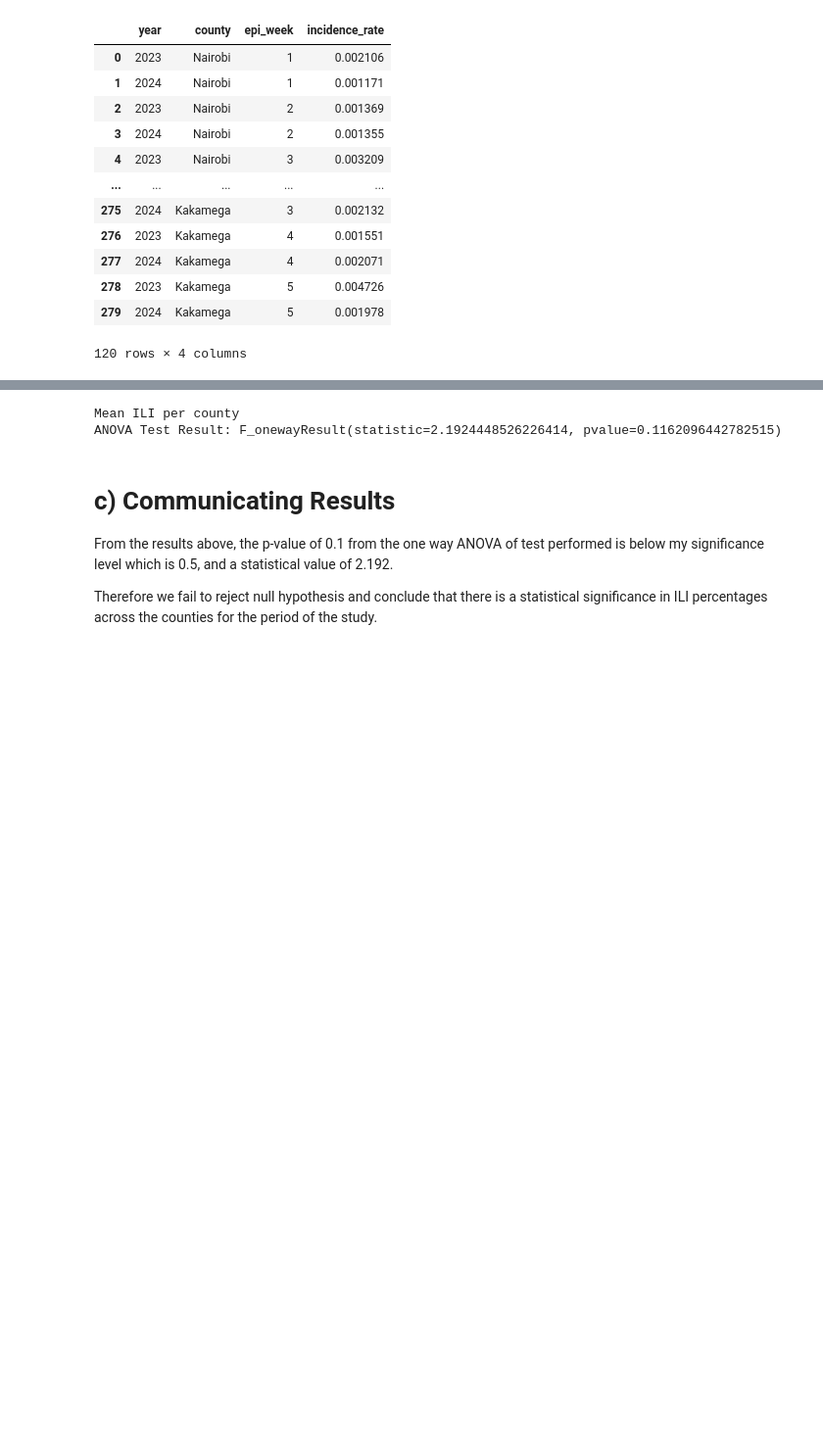
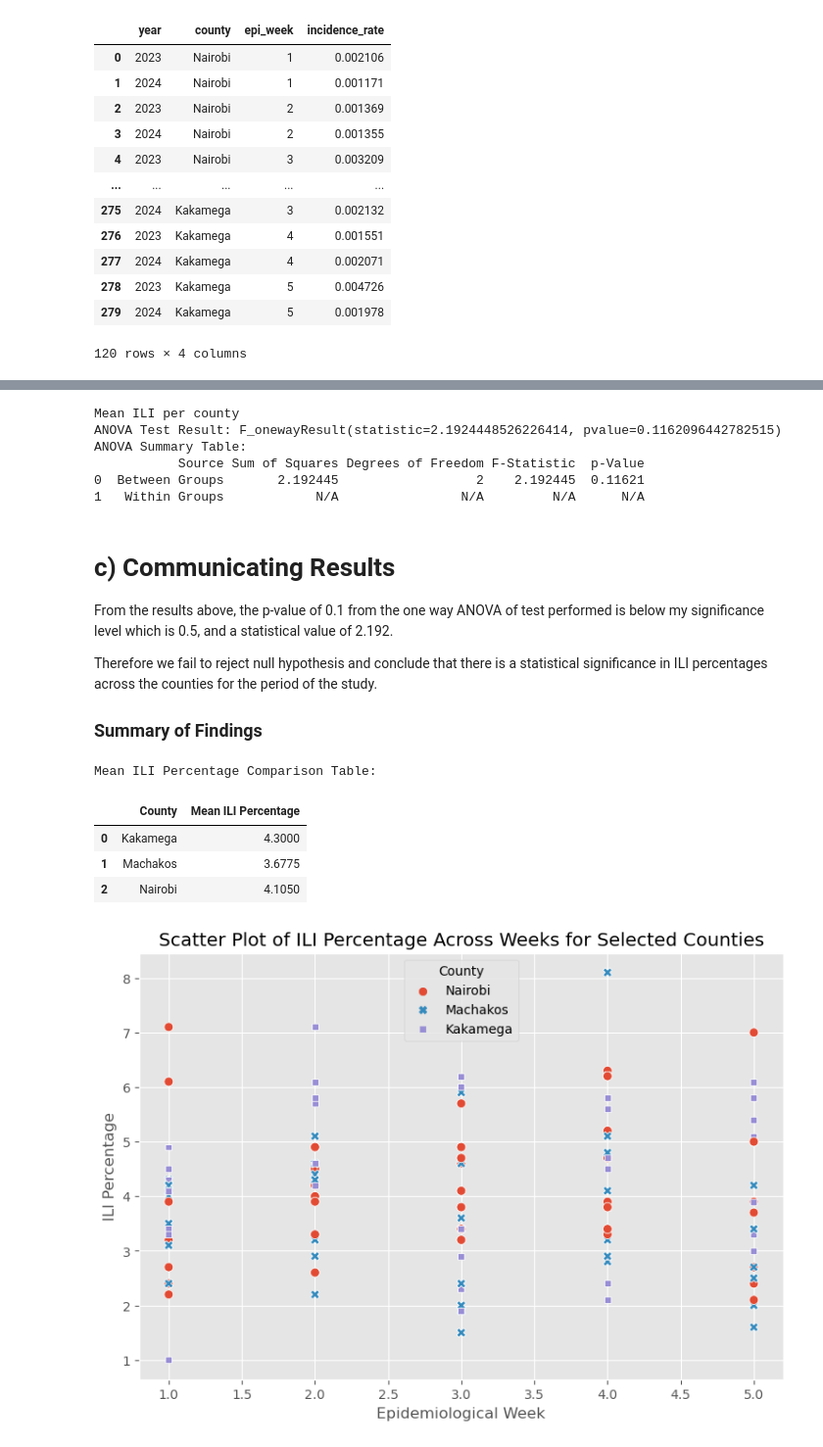
Before and after one commit to JOHNMARK-cmd/Epi_Task_Data_Intern, a Jupyter notebook: Epidemiology_CEMA.ipynb, the cells around one changed output, grey strips where cells are left out. Shown at 98% size. Drawn from its saved outputs; the diff is of its cells as text; code cells hidden in the pictures; blank space fills up the shorter version.

```diff
--- a/Epidemiology_CEMA.ipynb
+++ b/Epidemiology_CEMA.ipynb
@@ -177,12 +177,60 @@ ili_by_county = [df_filtered[df_filtered['county'] == county]['ili_percentage']
 anova_result = f_oneway(*ili_by_county)
 print('Mean ILI per county')
 print("ANOVA Test Result:", anova_result)
+
+# Create a simple ANOVA summary table
+anova_table = pd.DataFrame({
+    'Source': ['Between Groups', 'Within Groups'],
+    'Sum of Squares': [anova_result.statistic, 'N/A'],
+    'Degrees of Freedom': [2, 'N/A'],
+    'F-Statistic': [anova_result.statistic, 'N/A'],
+    'p-Value': [anova_result.pvalue, 'N/A']
+})
+
+print("ANOVA Summary Table:")
+print(anova_table)
 # %% [output]
 Mean ILI per county
 ANOVA Test Result: F_onewayResult(statistic=2.1924448526226414, pvalue=0.1162096442782515)
+ANOVA Summary Table:
+           Source Sum of Squares Degrees of Freedom F-Statistic  p-Value
+0  Between Groups       2.192445                  2    2.192445  0.11621
+1   Within Groups            N/A                N/A         N/A      N/A
 # %% [markdown]
 # c) Communicating Results
 From the results above, the p-value of 0.1 from the one way ANOVA of test performed is below my significance level which is 0.5, and a statistical value of 2.192.
 
 Therefore we fail to reject null hypothesis and conclude that there is a statistical significance in ILI percentages across the counties for the period of the study.
+
+### Summary of Findings
+# %%
+# Create a table of mean ili_percentage
+mean_ili_table = df_filtered.groupby('county')['ili_percentage'].mean().reset_index()
+mean_ili_table.columns = ['County', 'Mean ILI Percentage']
+
+print("Mean ILI Percentage Comparison Table:")
+display(mean_ili_table)
+
+# Set up the figure
+plt.figure(figsize=(9, 6))
+
+# Scatter plot
+sns.scatterplot(data=df_filtered, x='epi_week', y='ili_percentage', hue='county', style='county', s=50)
+
+# Titles and labels
+plt.title('Scatter Plot of ILI Percentage Across Weeks for Selected Counties')
+plt.xlabel('Epidemiological Week')
+plt.ylabel('ILI Percentage')
+plt.legend(title='County')
+plt.grid(True)
+
+# Show the plot
+plt.show()
+# %% [output]
+Mean ILI Percentage Comparison Table:
+|  | County | Mean ILI Percentage |
+| 0 | Kakamega | 4.3000 |
+| 1 | Machakos | 3.6775 |
+| 2 | Nairobi | 4.1050 |
+[figure, added]
 # %% [markdown]
```
Also changed, not shown: parts of 9 cells of this notebook, 1 other file.
